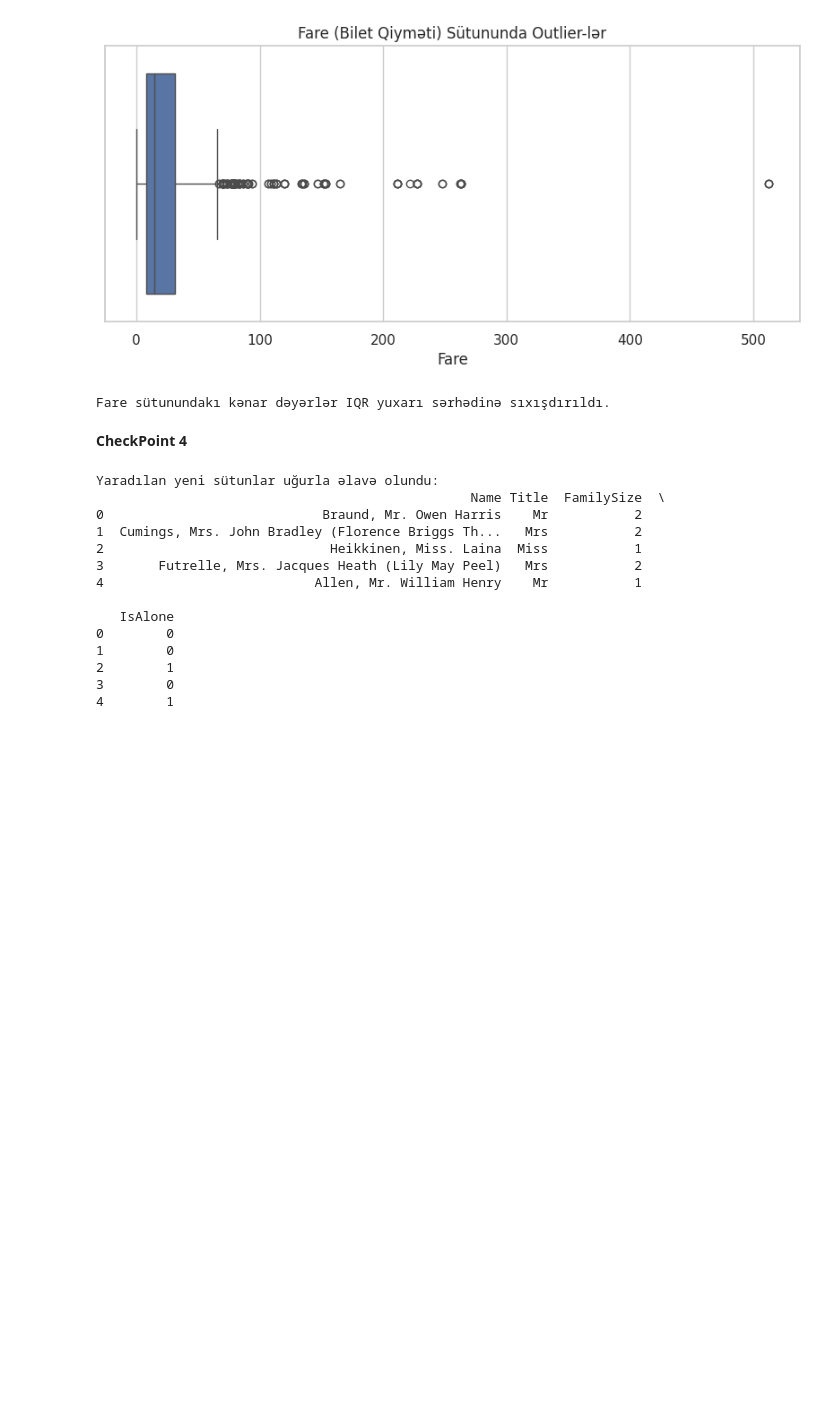
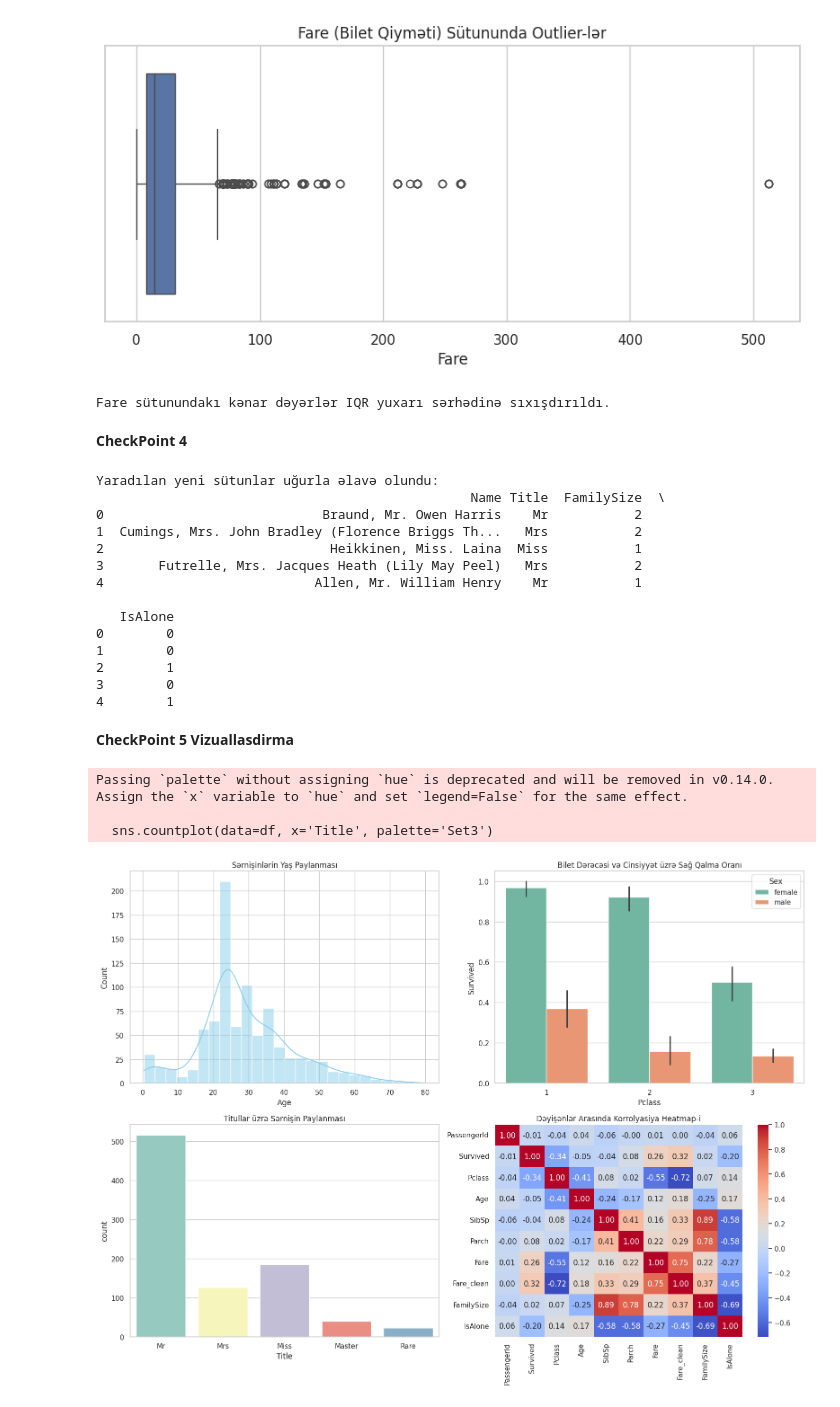
Before and after one commit to sholava/Titanic, a Jupyter notebook: Titanic.ipynb, the cells around one changed output. Saved outputs shown, nothing was run; the diff lists cells and outputs as text; code cells hidden in the pictures; blank space fills up the shorter version.

Commit message:
CheckPoint 5 Vizuallaşdırma

```diff
--- a/Titanic.ipynb
+++ b/Titanic.ipynb
@@ -150,3 +150,40 @@ Yaradılan yeni sütunlar uğurla əlavə olundu:
 2        1
 3        0
 4        1
+# %% [markdown]
+**CheckPoint 5 Vizuallasdirma**
+# %%
+import matplotlib.pyplot as plt
+import seaborn as sns
+
+# Şəkillərin ölçüsü və stili
+plt.figure(figsize=(16, 12))
+
+# 1. Yaş Paylanması (Histplot)
+plt.subplot(2, 2, 1)
+sns.histplot(df['Age'], kde=True, color='skyblue')
+plt.title('Sərnişinlərin Yaş Paylanması')
+
+# 2. Cinsiyyət və Pclass üzrə Sağ Qalma Nisbəti (Barplot)
+plt.subplot(2, 2, 2)
+sns.barplot(data=df, x='Pclass', y='Survived', hue='Sex', palette='Set2')
+plt.title('Bilet Dərəcəsi və Cinsiyyət üzrə Sağ Qalma Oranı')
+
+# 3. Titullar üzrə Sərnişin Sayı (Countplot)
+plt.subplot(2, 2, 3)
+sns.countplot(data=df, x='Title', palette='Set3')
+plt.title('Titullar üzrə Sərnişin Paylanması')
+
+# 4. Ədədi Sütunların Korrolyasiya Xəritəsi (Heatmap)
+plt.subplot(2, 2, 4)
+numeric_df = df.select_dtypes(include=['float64', 'int64'])
+sns.heatmap(numeric_df.corr(), annot=True, cmap='coolwarm', fmt=".2f")
+plt.title('Dəyişənlər Arasında Korrolyasiya Heatmap-i')
+
+plt.tight_layout()
+plt.show()
+# %% [output]
+Passing `palette` without assigning `hue` is deprecated and will be removed in v0.14.0. Assign the `x` variable to `hue` and set `legend=False` for the same effect.
+
+  sns.countplot(data=df, x='Title', palette='Set3')
+[figure, added]
```
